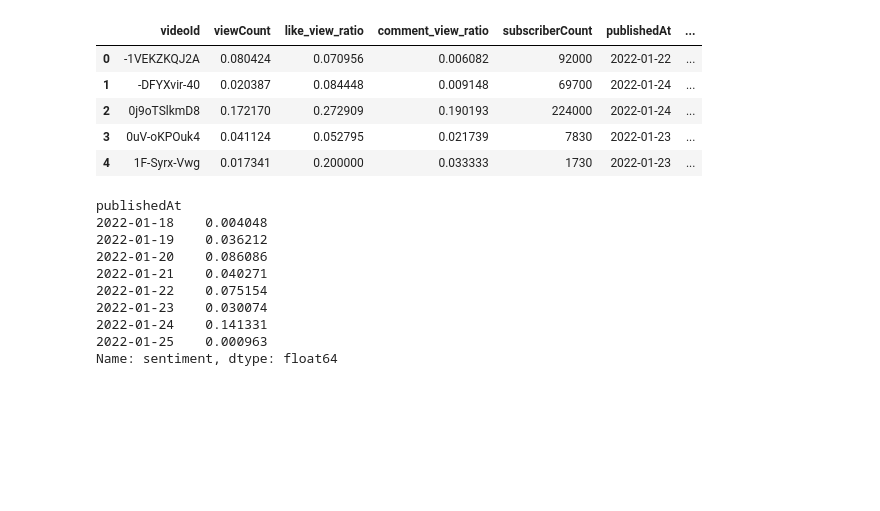
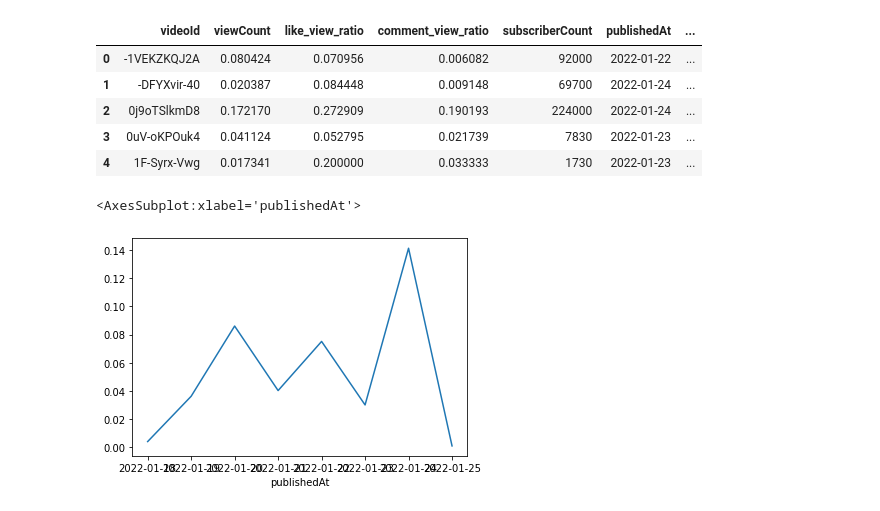
Before and after one commit to nmeares/Youtube-Sentiment, a Jupyter notebook: yt_sentiment.ipynb, the cells around one changed output. Drawn from its saved outputs; the diff is of its cells as text; code cells hidden in the pictures; blank space fills up the shorter version.

```diff
--- a/yt_sentiment.ipynb
+++ b/yt_sentiment.ipynb
@@ -151,15 +151,8 @@ df.head(5)
 | 3 | 0uV-oKPOuk4 | 0.041124 | 0.052795 | 0.021739 | 7830 | 2022-01-23 | ... |
 | 4 | 1F-Syrx-Vwg | 0.017341 | 0.200000 | 0.033333 | 1730 | 2022-01-23 | ... |
 # %%
-df.groupby(['publishedAt'])['sentiment'].mean()
+import matplotlib as pyplot
+df.groupby(['publishedAt'])['sentiment'].mean().plot()
 # %% [output]
-publishedAt
-2022-01-18    0.004048
-2022-01-19    0.036212
-2022-01-20    0.086086
-2022-01-21    0.040271
-2022-01-22    0.075154
-2022-01-23    0.030074
-2022-01-24    0.141331
-2022-01-25    0.000963
-Name: sentiment, dtype: float64
+<AxesSubplot:xlabel='publishedAt'>
+[figure, added]
```
